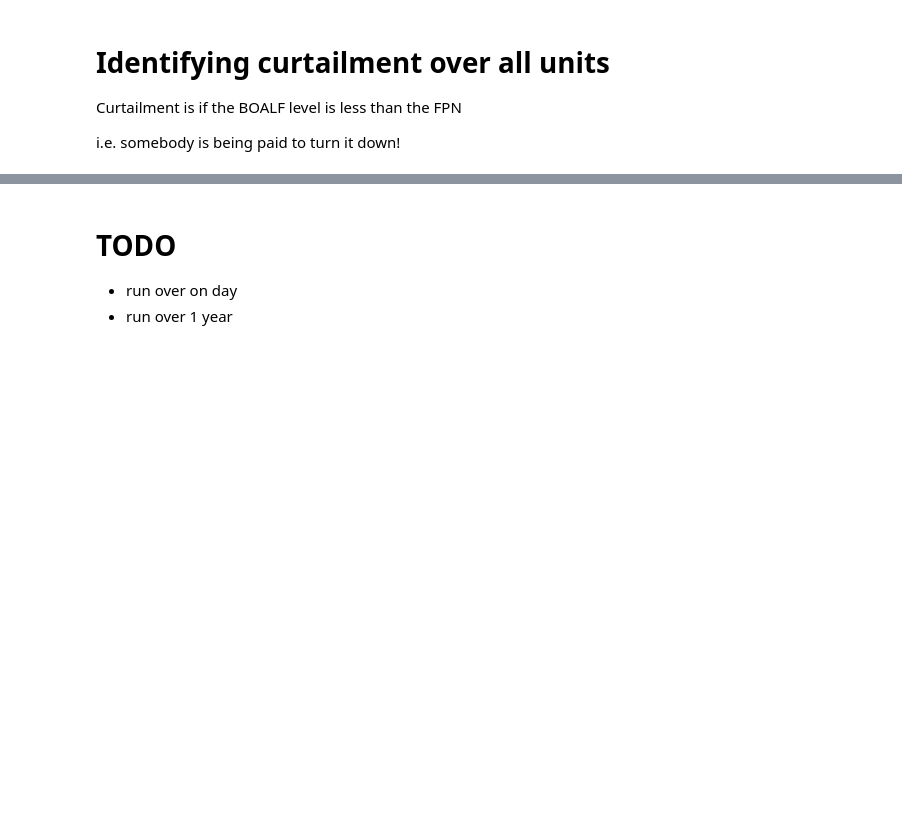
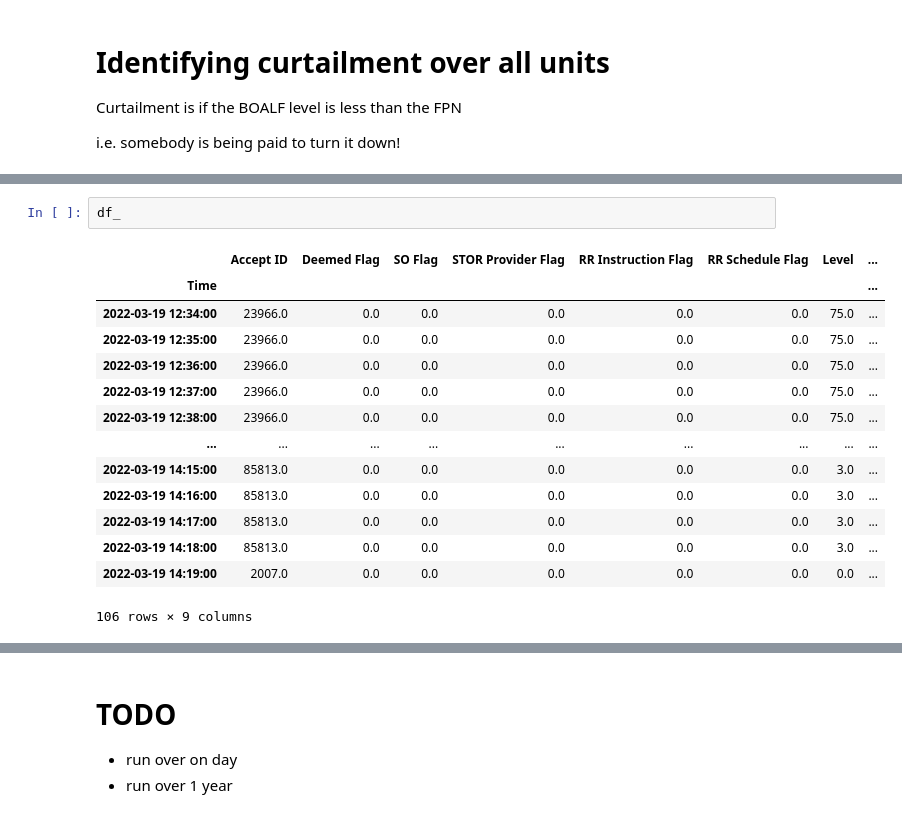
Before and after one commit to hackcollective/wind-curtailment, a Jupyter notebook: notebooks/bidoffer_all_units_one_SP.ipynb, the cells around one changed output, grey strips where cells are left out. Cells and saved outputs as stored; diff of their text form; blank space fills up the shorter version.

```diff
--- a/notebooks/bidoffer_all_units_one_SP.ipynb
+++ b/notebooks/bidoffer_all_units_one_SP.ipynb
@@ -270,0 +290,17 @@ Total curtailment is 1213.57 MWh. The total generation was 1980.20 MWh.
+# %%
+df_
+# %% [output]
+|  | Accept ID | Deemed Flag | SO Flag | STOR Provider Flag | RR Instruction Flag | RR Schedule Flag | Level | ... |
+| Time |  |  |  |  |  |  |  | ... |
+| 2022-03-19 12:34:00 | 23966.0 | 0.0 | 0.0 | 0.0 | 0.0 | 0.0 | 75.0 | ... |
+| 2022-03-19 12:35:00 | 23966.0 | 0.0 | 0.0 | 0.0 | 0.0 | 0.0 | 75.0 | ... |
+| 2022-03-19 12:36:00 | 23966.0 | 0.0 | 0.0 | 0.0 | 0.0 | 0.0 | 75.0 | ... |
+| 2022-03-19 12:37:00 | 23966.0 | 0.0 | 0.0 | 0.0 | 0.0 | 0.0 | 75.0 | ... |
+| 2022-03-19 12:38:00 | 23966.0 | 0.0 | 0.0 | 0.0 | 0.0 | 0.0 | 75.0 | ... |
+| ... | ... | ... | ... | ... | ... | ... | ... | ... |
+| 2022-03-19 14:15:00 | 85813.0 | 0.0 | 0.0 | 0.0 | 0.0 | 0.0 | 3.0 | ... |
+| 2022-03-19 14:16:00 | 85813.0 | 0.0 | 0.0 | 0.0 | 0.0 | 0.0 | 3.0 | ... |
+| 2022-03-19 14:17:00 | 85813.0 | 0.0 | 0.0 | 0.0 | 0.0 | 0.0 | 3.0 | ... |
+| 2022-03-19 14:18:00 | 85813.0 | 0.0 | 0.0 | 0.0 | 0.0 | 0.0 | 3.0 | ... |
+| 2022-03-19 14:19:00 | 2007.0 | 0.0 | 0.0 | 0.0 | 0.0 | 0.0 | 0.0 | ... |
+106 rows × 9 columns
```
Also changed, not shown: parts of 12 cells of this notebook, 1 other file.
